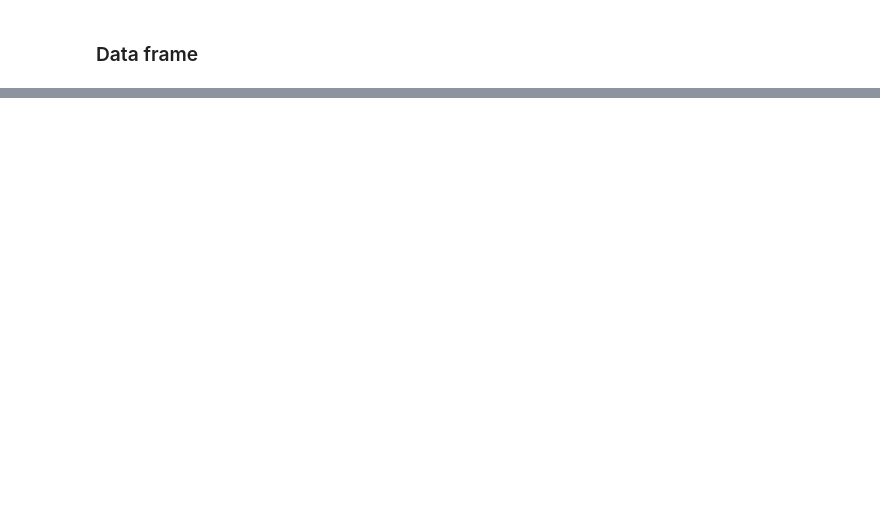
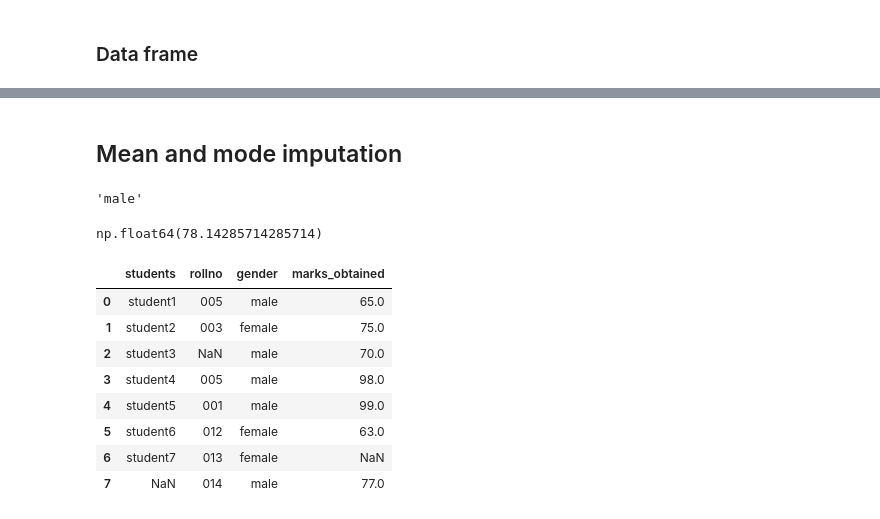
Before and after one commit to samriddha245/Machine_Learning, a Jupyter notebook: pandas/pandas01.ipynb, the cells around one changed output, grey strips where cells are left out. Drawn from its saved outputs; the diff is of its cells as text; code cells hidden in the pictures; blank space fills up the shorter version.

```diff
--- a/pandas/pandas01.ipynb
+++ b/pandas/pandas01.ipynb
@@ -98,0 +295,26 @@ record
+# %% [markdown]
+## Mean and mode imputation
+# %%
+gender_mode = student_df['gender'].mode()[0]
+# %%
+gender_mode
+# %% [output]
+'male'
+# %%
+marks_mean=student_df['marks_obtained'].mean()
+marks_mean
+# %% [output]
+np.float64(78.14285714285714)
+# %%
+student_df['gender']=student_df['gender'].fillna(gender_mode)
+student_df
+# %% [output]
+|  | students | rollno | gender | marks_obtained |
+| 0 | student1 | 005 | male | 65.0 |
+| 1 | student2 | 003 | female | 75.0 |
+| 2 | student3 | NaN | male | 70.0 |
+| 3 | student4 | 005 | male | 98.0 |
+| 4 | student5 | 001 | male | 99.0 |
+| 5 | student6 | 012 | female | 63.0 |
+| 6 | student7 | 013 | female | NaN |
+| 7 | NaN | 014 | male | 77.0 |
```
Also changed, not shown: parts of 33 cells of this notebook, 1 other file.
